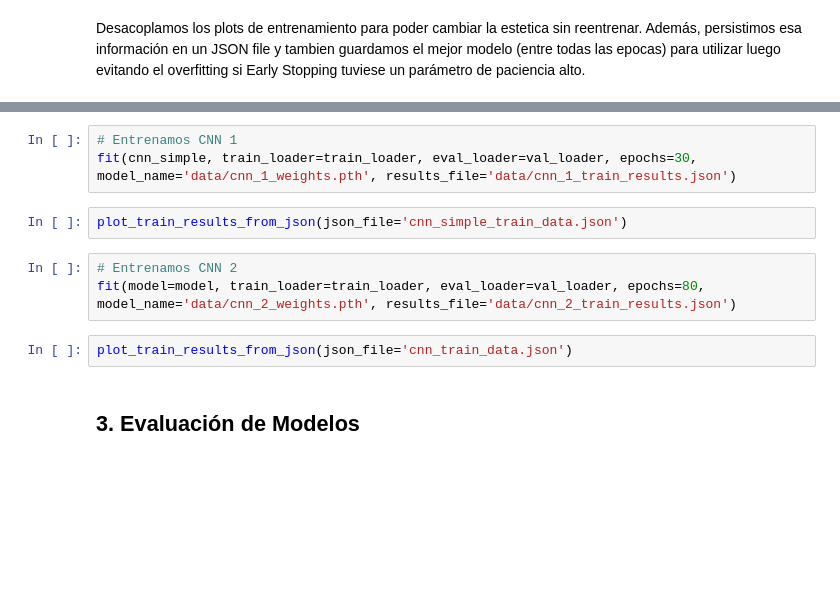
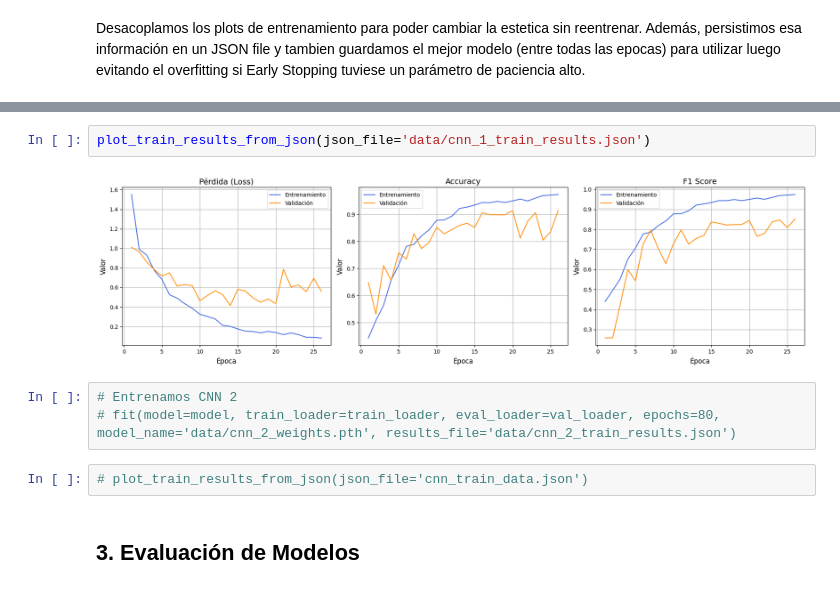
Before and after one commit to FIUBA-CEIA-18Co2024/VpC2-TP1, a Jupyter notebook: notebook.ipynb, the cells around one changed output, grey strips where cells are left out. Drawn from its saved outputs; the diff is of its cells as text; blank space fills up the shorter version.

```diff
--- a/notebook.ipynb
+++ b/notebook.ipynb
@@ -307,13 +398,12 @@ Desacoplamos los plots de entrenamiento para poder cambiar la estetica sin reent
+# %%
+plot_train_results_from_json(json_file='data/cnn_1_train_results.json')
+# %% [output]
+[figure, added]
 # %%
-# Entrenamos CNN 1
-fit(cnn_simple, train_loader=train_loader, eval_loader=val_loader, epochs=30, model_name='data/cnn_1_weights.pth', results_file='data/cnn_1_train_results.json')
+# Entrenamos CNN 2
+# fit(model=model, train_loader=train_loader, eval_loader=val_loader, epochs=80, model_name='data/cnn_2_weights.pth', results_file='data/cnn_2_train_results.json')
-# %%
-plot_train_results_from_json(json_file='cnn_simple_train_data.json')
-# %%
-# Entrenamos CNN 2
-fit(model=model, train_loader=train_loader, eval_loader=val_loader, epochs=80, model_name='data/cnn_2_weights.pth', results_file='data/cnn_2_train_results.json')
 # %%
-plot_train_results_from_json(json_file='cnn_train_data.json')
+# plot_train_results_from_json(json_file='cnn_train_data.json')
 # %% [markdown]
 ## 3. Evaluación de Modelos
 # %% [markdown]
```
Also changed, not shown: parts of 19 cells of this notebook.
